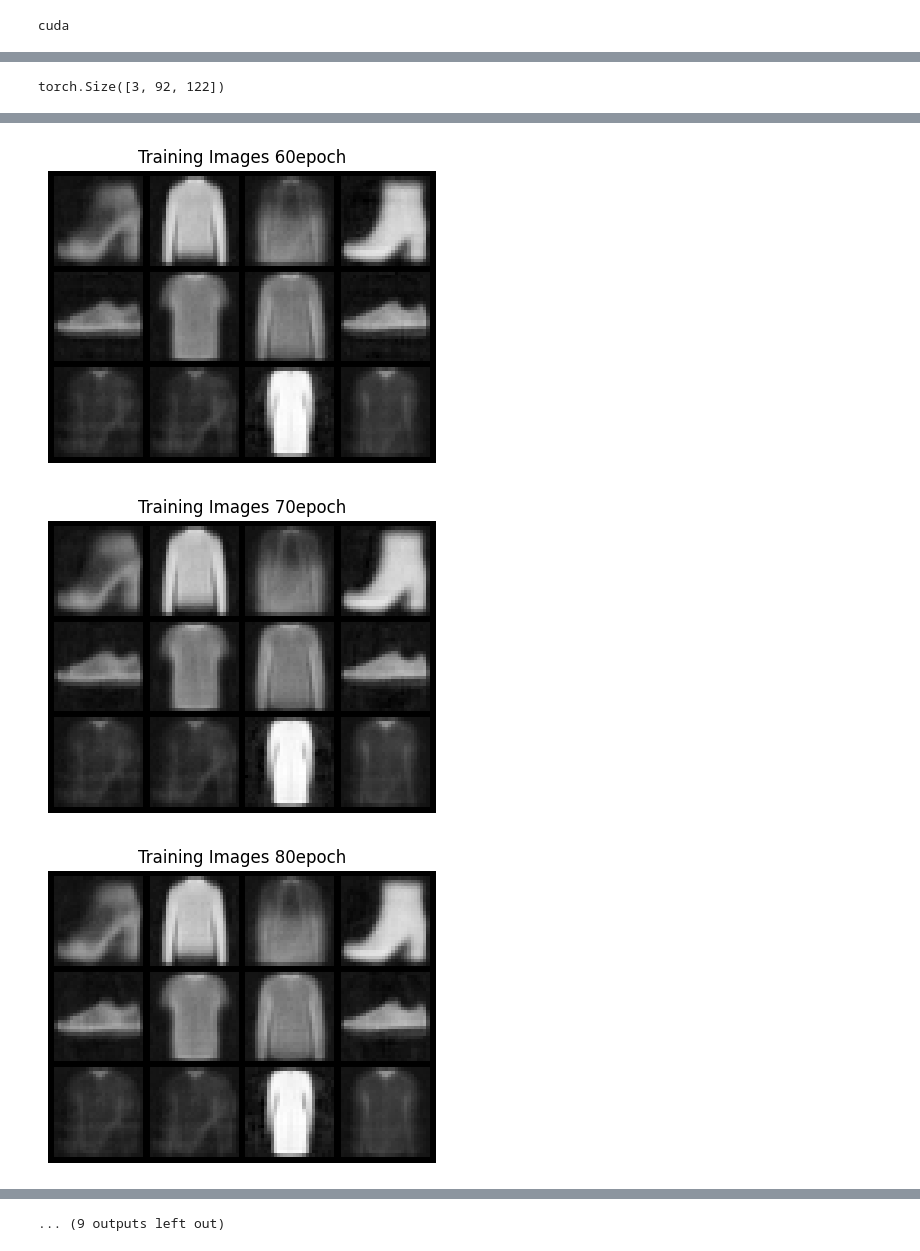
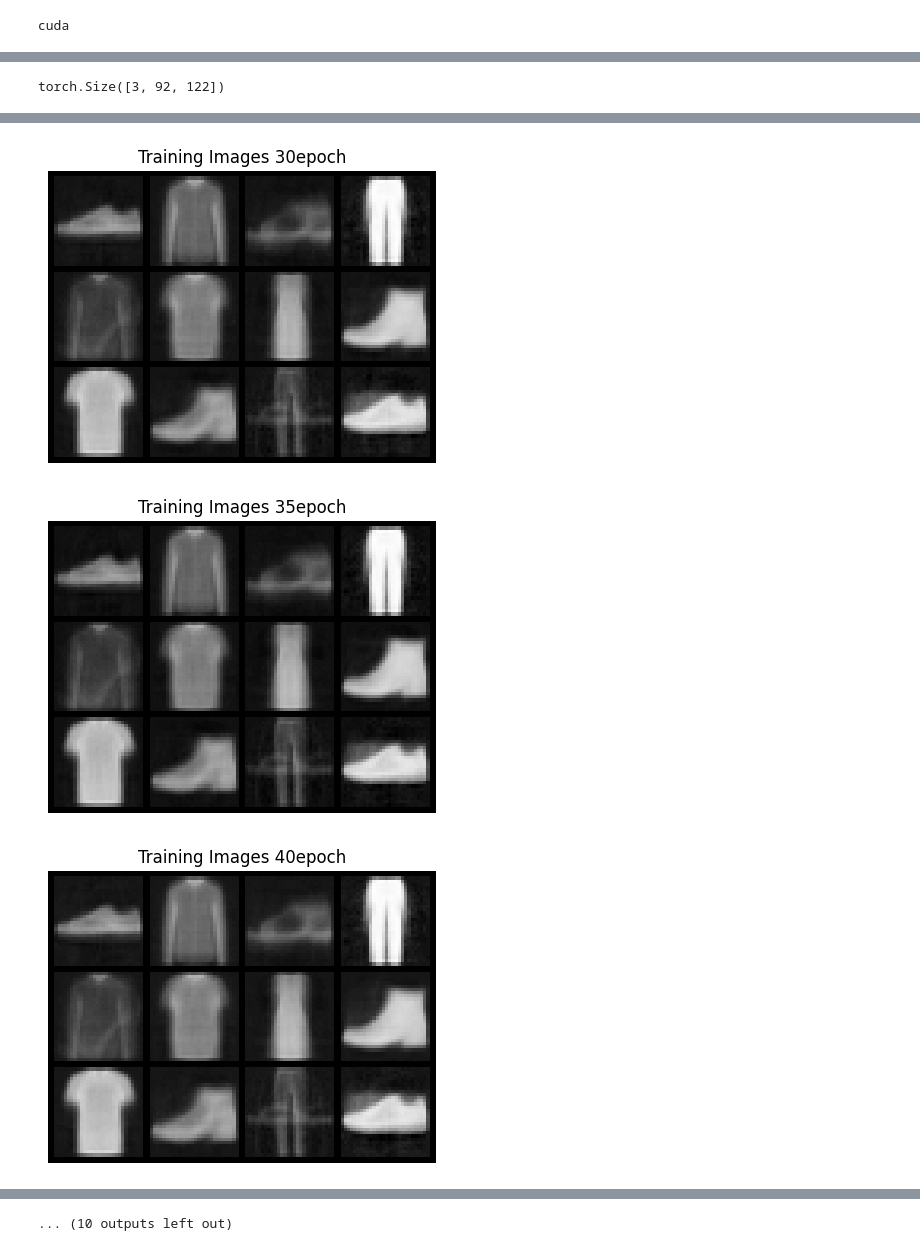
Before and after one commit to yunguks/ai-toolkit, a Jupyter notebook: final_gan/train_vae.ipynb, the cells around one changed output, grey strips where cells are left out. Cells and saved outputs as stored; diff of their text form; code cells hidden in the pictures.

```diff
--- a/final_gan/train_vae.ipynb
+++ b/final_gan/train_vae.ipynb
@@ -47,9 +47,9 @@ train_loader = DataLoader(train_dataset,batch_size=batch_size, shuffle=True, num
 val_dataset = torchvision.datasets.FashionMNIST(root='./data',train=False, download=False, transform=train_transforms)
 val_loader = DataLoader(val_dataset,batch_size=batch_size, shuffle=False, num_workers=8, pin_memory=True, drop_last=False)
 # %%
-EPOCHS = 100
+EPOCHS = 101
 # LR = 1e-4
-LR = 1e-4
+LR = 5e-5
 LATENT_DIM = 2
 # %%
 encoder = models.Encoder(LATENT_DIM)
@@ -104,3 +77,11 @@ scheduler = torch.optim.lr_scheduler.StepLR(optimizer, step_size=10, gamma=0.5)
+# %%
+def kl_function(mean, logvar):
+    KLD = -0.5 * torch.sum(1 + logvar - mean.pow(2) - logvar.exp())
+    return KLD
+MSE_loss = nn.MSELoss(reduction='sum')
+KL_loss = kl_function
+
+optimizer = torch.optim.Adam(model.parameters(), lr=LR)
 # %%
 model.to(device)
 generate_imgs = []
@@ -137,7 +118,6 @@ for epoch in range(EPOCHS):
         kl_loss += kl.item()
         all_loss += loss.item()
 
-    scheduler.step()
     mse_loss /=len(train_dataset.data)
     kl_loss  /=len(train_dataset.data)
     all_loss /=len(train_dataset.data)
@@ -150,37 +130,7 @@ for epoch in range(EPOCHS):
     if (epoch % 5 == 0):
         with torch.no_grad():
             model.eval()
-            val_mse_loss =0
-            val_kl_loss =0
-            val_all_loss =0
 
-            for imgs, _ in val_loader:
-                imgs = imgs.to(device)
-                imgs = torch.flatten(imgs, 1)
-
-                y, mean, log_var = model(imgs)
-
-                mse = MSE_loss(y, imgs)
-                kl = KL_loss(mean,log_var)
-
-                loss = mse + kl
-
-                val_mse_loss += mse.item()
-                val_kl_loss += kl.item()
-                val_all_loss += loss.item()
-
-            val_mse_loss /=len(val_dataset.data)
-            val_kl_loss  /=len(val_dataset.data)
-            val_all_loss /=len(val_dataset.data)
-
-            print(f"     VAl - MSE : {mse_loss:.5f}, KL : {kl_loss:.5f}, ALL : {all_loss:.5f}")
-
-            val_mse_list.append(mse_loss)
-            val_kl_list.append(kl_loss)
-            val_all_list.append(all_loss)
-
-
-            # noise를 통과시킨 decoder의 이미지를를 저장해둡니다
             fake = model.decoder(noise[:12]).detach().cpu().view(12,1,28,28)
             # std = torch.exp(log_var / 2)
             # latent = mean + std * noise
@@ -237,7 +206,7 @@ list_num = len(generate_imgs)
 print(generate_imgs[0].shape)
 for i in range(0,list_num,1):
     plt.figure(figsize=(5,5))
-    target_i = i*10
+    target_i = i*5
     plt.axis("off")
     plt.title(f"Training Images {target_i}epoch")
     plt.imshow(np.transpose(generate_imgs[i],(1,2,0)))
@@ -252,3 +221,3 @@ torch.Size([3, 92, 122])
-[figure, old version]
+[figure, new version]
-[figure, old version]
+[figure, new version]
-[figure, old version]
+[figure, new version]
@@ -257 +226 @@ torch.Size([3, 92, 122])
-... (9 outputs left out)
+... (10 outputs left out)
```
Also changed, not shown: parts of 7 cells of this notebook, 45 other files.
